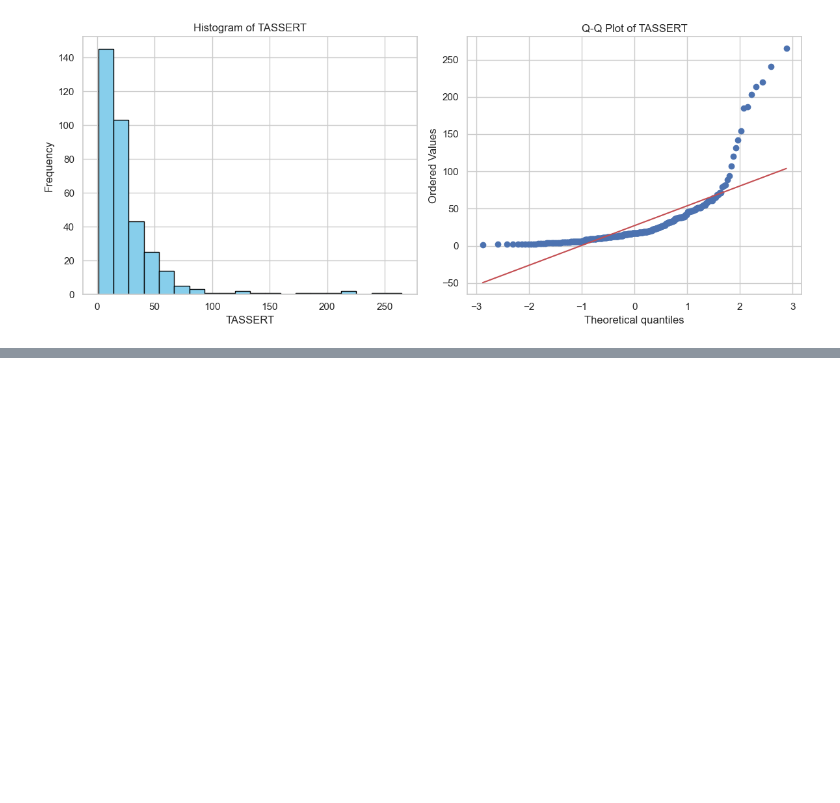
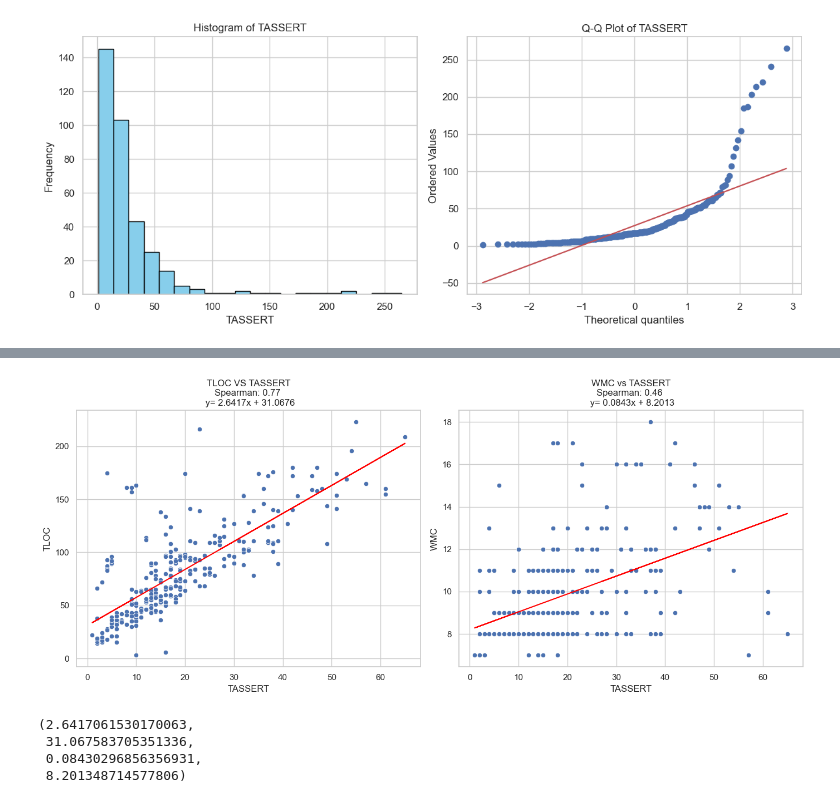
Before and after one commit to MahdiMoghadasi/IFT3913, a Jupyter notebook: TP3/tp3.ipynb, the cells around one changed output, grey strips where cells are left out. Saved outputs shown, nothing was run; the diff lists cells and outputs as text; code cells hidden in the pictures; blank space fills up the shorter version.

```diff
--- a/TP3/tp3.ipynb
+++ b/TP3/tp3.ipynb
@@ -170,0 +290,35 @@ spearman_corr_tloc_tassert, spearman_corr_wmc_tassert, slope_tassert_tloc_vis, i
+# %%
+import matplotlib.pyplot as plt
+import seaborn as sns
+import numpy as np
+
+# Calculating regression parameters for visualization with the dataset without outliers
+slope_tassert_tloc_vis_no_outliers, intercept_tassert_tloc_vis_no_outliers = np.polyfit(data_no_outliers['TASSERT'], data_no_outliers['TLOC'], 1)
+slope_tassert_wmc_vis_no_outliers, intercept_tassert_wmc_vis_no_outliers = np.polyfit(data_no_outliers['TASSERT'], data_no_outliers['WMC'], 1)
+
+# Visualizing the relationships with regression lines
+plt.figure(figsize=(14, 6))
+
+# TASSERT vs TLOC
+plt.subplot(1, 2, 1)
+sns.scatterplot(x='TASSERT', y='TLOC', data=data_no_outliers)
+plt.plot(data_no_outliers['TASSERT'], slope_tassert_tloc_vis_no_outliers * data_no_outliers['TASSERT'] + intercept_tassert_tloc_vis_no_outliers, color='red')  # Regression line
+plt.title(f'TLOC VS TASSERT\nSpearman: {spearman_corr_tloc_tassert_no_outliers.correlation:.2f} \n y= {slope_tassert_tloc_vis_no_outliers:.4f}x + {intercept_tassert_tloc_vis_no_outliers:.4f}')
+
+# TASSERT vs WMC
+plt.subplot(1, 2, 2)
+sns.scatterplot(x='TASSERT', y='WMC', data=data_no_outliers)
+plt.plot(data_no_outliers['TASSERT'], slope_tassert_wmc_vis_no_outliers * data_no_outliers['TASSERT'] + intercept_tassert_wmc_vis_no_outliers, color='red')  # Regression line
+plt.title(f'WMC vs TASSERT\nSpearman: {spearman_corr_wmc_tassert_no_outliers.correlation:.2f} \n y= {slope_tassert_wmc_vis_no_outliers:.4f}x + {intercept_tassert_wmc_vis_no_outliers:.4f}')
+
+plt.tight_layout()
+plt.show()
+
+# Displaying regression parameters
+(slope_tassert_tloc_vis_no_outliers, intercept_tassert_tloc_vis_no_outliers, slope_tassert_wmc_vis_no_outliers, intercept_tassert_wmc_vis_no_outliers)
+# %% [output]
+[figure, added]
+(2.6417061530170063,
+ 31.067583705351336,
+ 0.08430296856356931,
+ 8.201348714577806)
```
Also changed, not shown: parts of 7 cells of this notebook, 1 other file.
